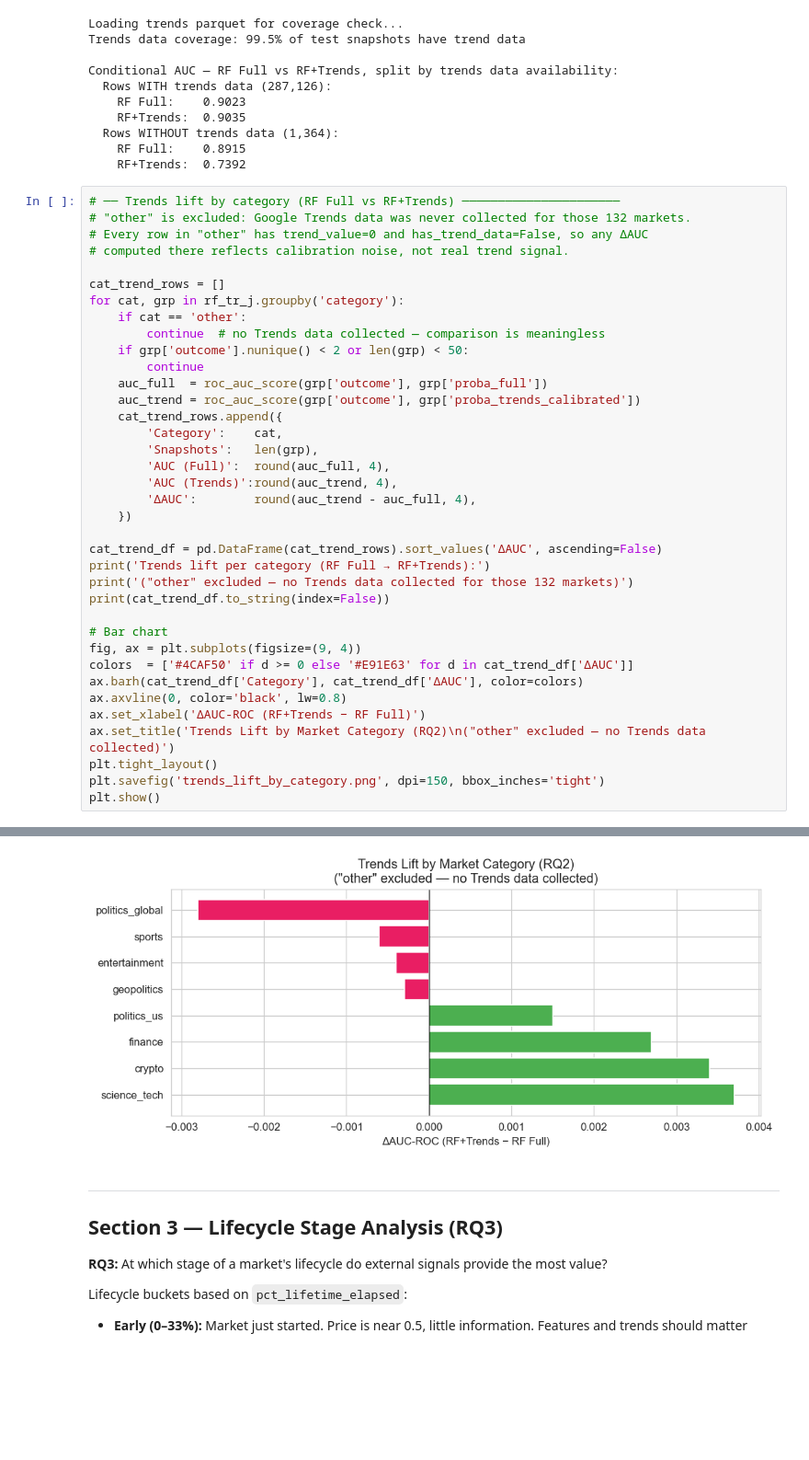
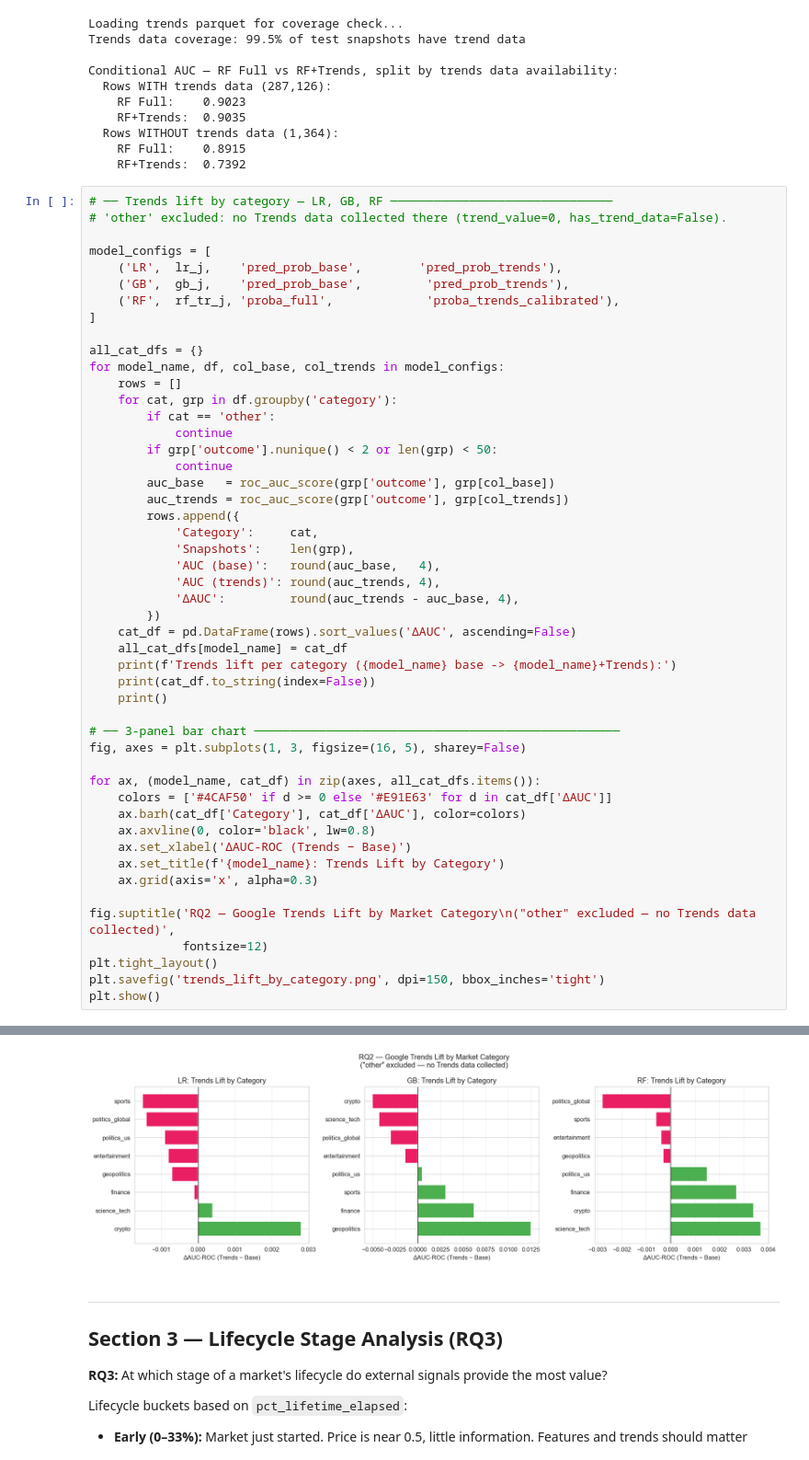
Before and after one commit to Hector-TB/predicting-prediction-markets, a Jupyter notebook: analysis/analysis.ipynb, the cells around one changed output, grey strips where cells are left out. Shown at 92% size. Saved outputs shown, nothing was run; the diff lists cells and outputs as text; blank space fills up the shorter version.

Commit message:
added lr and gb for trends lift in analysis

```diff
--- a/analysis/analysis.ipynb
+++ b/analysis/analysis.ipynb
@@ -375,39 +375,51 @@ Conditional AUC — RF Full vs RF+Trends, split by trends data availability:
     RF Full:    0.8915
     RF+Trends:  0.7392
 # %%
-# ── Trends lift by category (RF Full vs RF+Trends) ──────────────────────
-# "other" is excluded: Google Trends data was never collected for those 132 markets.
-# Every row in "other" has trend_value=0 and has_trend_data=False, so any ΔAUC
-# computed there reflects calibration noise, not real trend signal.
+# ── Trends lift by category — LR, GB, RF ───────────────────────────────
+# 'other' excluded: no Trends data collected there (trend_value=0, has_trend_data=False).
 
-cat_trend_rows = []
-for cat, grp in rf_tr_j.groupby('category'):
-    if cat == 'other':
-        continue  # no Trends data collected — comparison is meaningless
-    if grp['outcome'].nunique() < 2 or len(grp) < 50:
-        continue
-    auc_full  = roc_auc_score(grp['outcome'], grp['proba_full'])
-    auc_trend = roc_auc_score(grp['outcome'], grp['proba_trends_calibrated'])
-    cat_trend_rows.append({
-        'Category':    cat,
-        'Snapshots':   len(grp),
-        'AUC (Full)':  round(auc_full, 4),
-        'AUC (Trends)':round(auc_trend, 4),
-        'ΔAUC':        round(auc_trend - auc_full, 4),
-    })
+model_configs = [
+    ('LR',  lr_j,    'pred_prob_base',        'pred_prob_trends'),
+    ('GB',  gb_j,    'pred_prob_base',         'pred_prob_trends'),
+    ('RF',  rf_tr_j, 'proba_full',             'proba_trends_calibrated'),
+]
 
-cat_trend_df = pd.DataFrame(cat_trend_rows).sort_values('ΔAUC', ascending=False)
-print('Trends lift per category (RF Full → RF+Trends):')
-print('("other" excluded — no Trends data collected for those 132 markets)')
-print(cat_trend_df.to_string(index=False))
+all_cat_dfs = {}
+for model_name, df, col_base, col_trends in model_configs:
+    rows = []
+    for cat, grp in df.groupby('category'):
+        if cat == 'other':
+            continue
+        if grp['outcome'].nunique() < 2 or len(grp) < 50:
+            continue
+        auc_base   = roc_auc_score(grp['outcome'], grp[col_base])
+        auc_trends = roc_auc_score(grp['outcome'], grp[col_trends])
+        rows.append({
+            'Category':     cat,
+            'Snapshots':    len(grp),
+            'AUC (base)':   round(auc_base,   4),
+            'AUC (trends)': round(auc_trends, 4),
+            'ΔAUC':         round(auc_trends - auc_base, 4),
+        })
+    cat_df = pd.DataFrame(rows).sort_values('ΔAUC', ascending=False)
+    all_cat_dfs[model_name] = cat_df
+    print(f'Trends lift per category ({model_name} base -> {model_name}+Trends):')
+    print(cat_df.to_string(index=False))
+    print()
 
-# Bar chart
-fig, ax = plt.subplots(figsize=(9, 4))
-colors  = ['#4CAF50' if d >= 0 else '#E91E63' for d in cat_trend_df['ΔAUC']]
-ax.barh(cat_trend_df['Category'], cat_trend_df['ΔAUC'], color=colors)
-ax.axvline(0, color='black', lw=0.8)
-ax.set_xlabel('ΔAUC-ROC (RF+Trends − RF Full)')
-ax.set_title('Trends Lift by Market Category (RQ2)\n("other" excluded — no Trends data collected)')
+# ── 3-panel bar chart ───────────────────────────────────────────────────
+fig, axes = plt.subplots(1, 3, figsize=(16, 5), sharey=False)
+
+for ax, (model_name, cat_df) in zip(axes, all_cat_dfs.items()):
+    colors = ['#4CAF50' if d >= 0 else '#E91E63' for d in cat_df['ΔAUC']]
+    ax.barh(cat_df['Category'], cat_df['ΔAUC'], color=colors)
+    ax.axvline(0, color='black', lw=0.8)
+    ax.set_xlabel('ΔAUC-ROC (Trends − Base)')
+    ax.set_title(f'{model_name}: Trends Lift by Category')
+    ax.grid(axis='x', alpha=0.3)
+
+fig.suptitle('RQ2 — Google Trends Lift by Market Category\n("other" excluded — no Trends data collected)',
+             fontsize=12)
 plt.tight_layout()
 plt.savefig('trends_lift_by_category.png', dpi=150, bbox_inches='tight')
 plt.show()
@@ -422,8 +440,8 @@ Trends lift per category (RF Full → RF+Trends):
     geopolitics      16578      0.9385        0.9382 -0.0003
   entertainment      37027      0.9282        0.9278 -0.0004
          sports      93022      0.8752        0.8746 -0.0006
 politics_global      22591      0.9140        0.9112 -0.0028
-[figure, old version]
+[figure, new version]
 # %% [markdown]
 ---
 ## Section 3 — Lifecycle Stage Analysis (RQ3)
```
Also changed, not shown: parts of 1 cell of this notebook, 2 other files.
